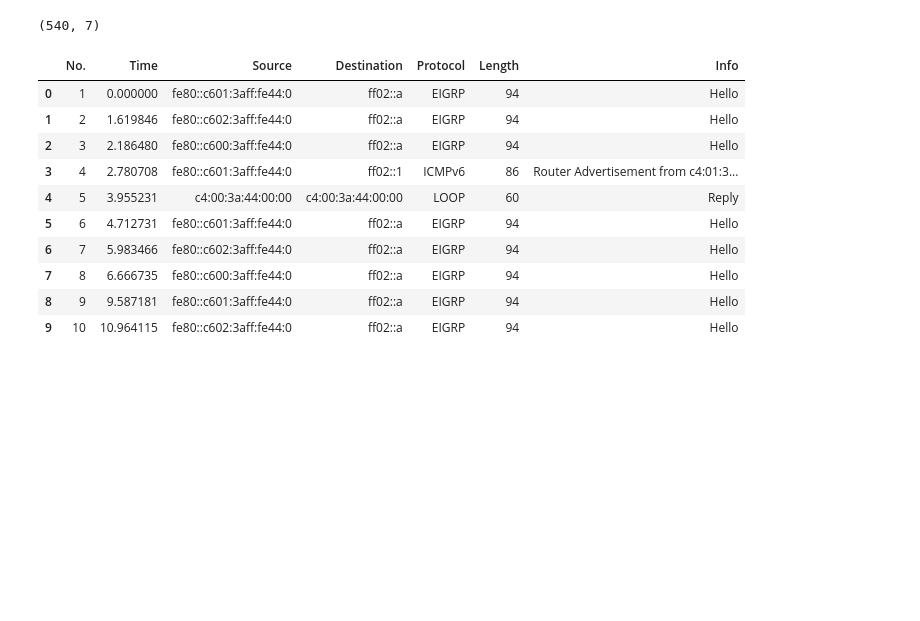
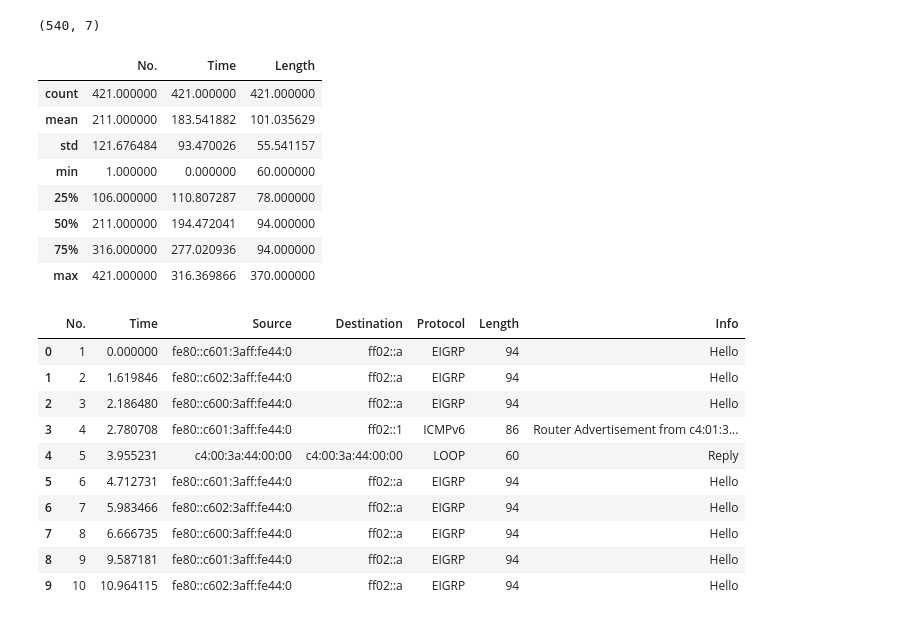
Before and after one commit to akankshasrivastava-98/EIGRP-visualization, a Jupyter notebook: EIGRP_Visualization.ipynb, the cells around one changed output. Cells and saved outputs as stored; diff of their text form; code cells hidden in the pictures; blank space fills up the shorter version.

```diff
--- a/EIGRP_Visualization.ipynb
+++ b/EIGRP_Visualization.ipynb
@@ -21,6 +21,18 @@ df3.shape
 df4.shape
 # %% [output]
 (540, 7)
+# %%
+df1.describe()
+# %% [output]
+|  | No. | Time | Length |
+| count | 421.000000 | 421.000000 | 421.000000 |
+| mean | 211.000000 | 183.541882 | 101.035629 |
+| std | 121.676484 | 93.470026 | 55.541157 |
+| min | 1.000000 | 0.000000 | 60.000000 |
+| 25% | 106.000000 | 110.807287 | 78.000000 |
+| 50% | 211.000000 | 194.472041 | 94.000000 |
+| 75% | 316.000000 | 277.020936 | 94.000000 |
+| max | 421.000000 | 316.369866 | 370.000000 |
 # %%
 df1.head(10)
 # %% [output]
```
